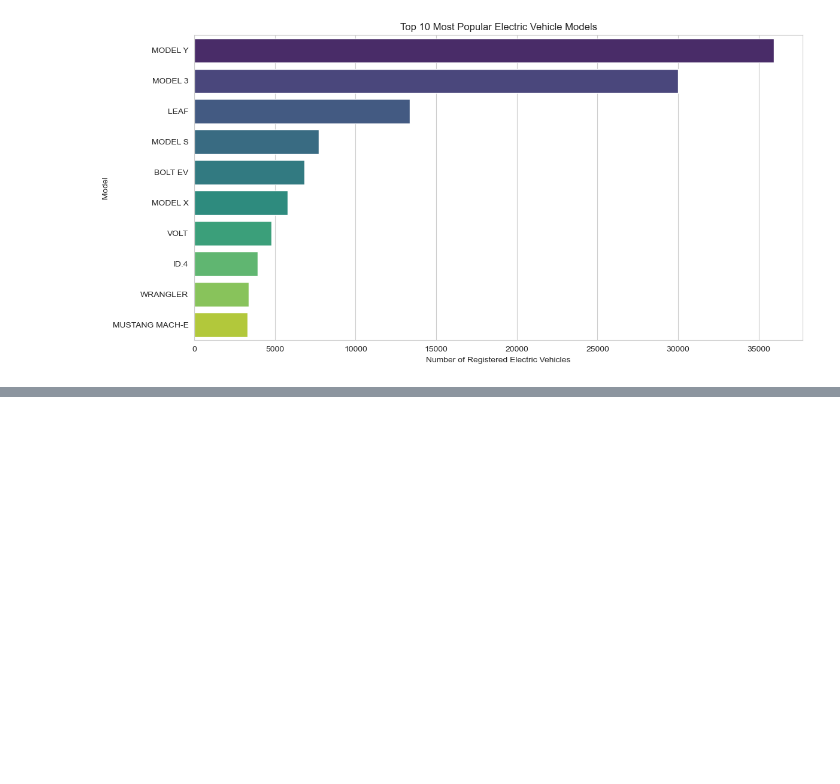
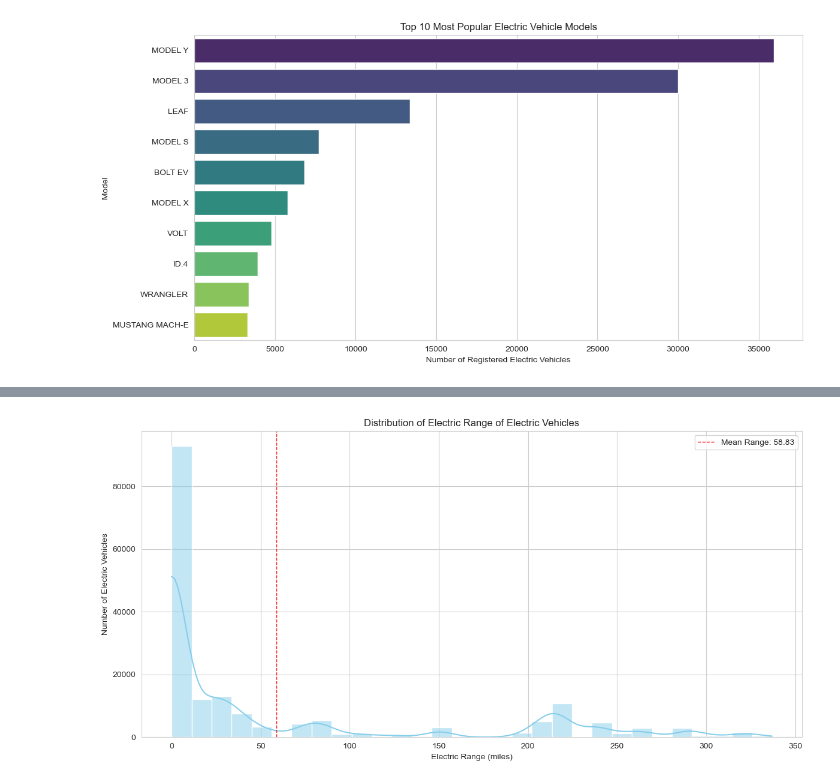
Before and after one commit to cogxen/ev-market-size-analysis, a Jupyter notebook: report.ipynb, the cells around one changed output, grey strips where cells are left out. Drawn from its saved outputs; the diff is of its cells as text; code cells hidden in the pictures; blank space fills up the shorter version.

Commit message:
feat: add electric range analysis, estimate market size, and new additional insights

```diff
--- a/report.ipynb
+++ b/report.ipynb
@@ -223,0 +230,13 @@ plt.show()
+# %%
+# Plot the distribution of electric range
+plt.figure(figsize=(12, 6))
+sns.histplot(ds["Electric Range"], kde=True, color="skyblue", bins=30)
+plt.title("Distribution of Electric Range of Electric Vehicles")
+plt.xlabel("Electric Range (miles)")
+plt.ylabel("Number of Electric Vehicles")
+plt.axvline(ds["Electric Range"].mean(), color='red', linestyle='dashed', linewidth=1, label=f"Mean Range: {ds['Electric Range'].mean():.2f}")
+plt.tight_layout()
+plt.legend()
+plt.show()
+# %% [output]
+[figure, added]
```
Also changed, not shown: parts of 9 cells of this notebook.
